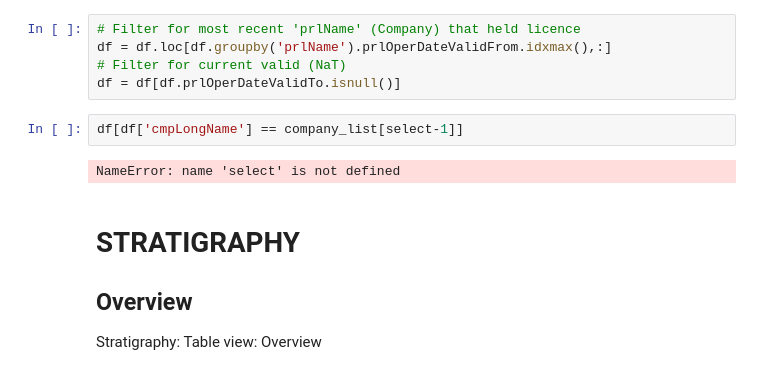
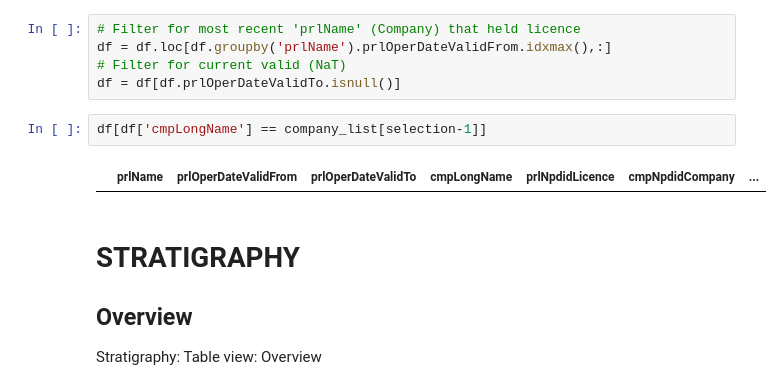
Before and after one commit to ABDunbar/NPD-Visualisation, a Jupyter notebook: npd_links.ipynb, the cells around one changed output. Drawn from its saved outputs; the diff is of its cells as text.

```diff
--- a/npd_links.ipynb
+++ b/npd_links.ipynb
@@ -366,9 +376,9 @@ df = df.loc[df.groupby('prlName').prlOperDateValidFrom.idxmax(),:]
 # Filter for current valid (NaT)
 df = df[df.prlOperDateValidTo.isnull()]
 # %%
-df[df['cmpLongName'] == company_list[select-1]]
+df[df['cmpLongName'] == company_list[selection-1]]
 # %% [output]
-NameError: name 'select' is not defined
+|  | prlName | prlOperDateValidFrom | prlOperDateValidTo | cmpLongName | prlNpdidLicence | cmpNpdidCompany | ... |
 # %% [markdown]
 # STRATIGRAPHY
 ## Overview
```
Also changed, not shown: parts of 17 cells of this notebook.
